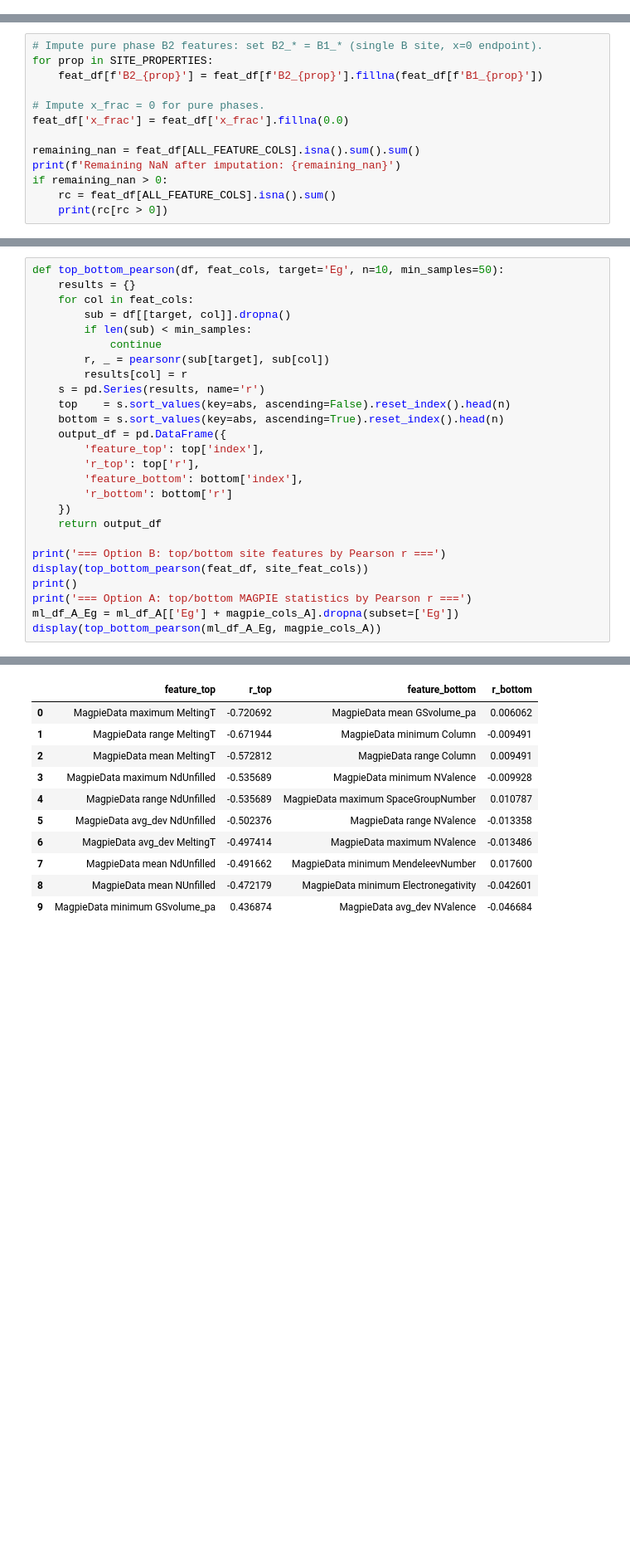
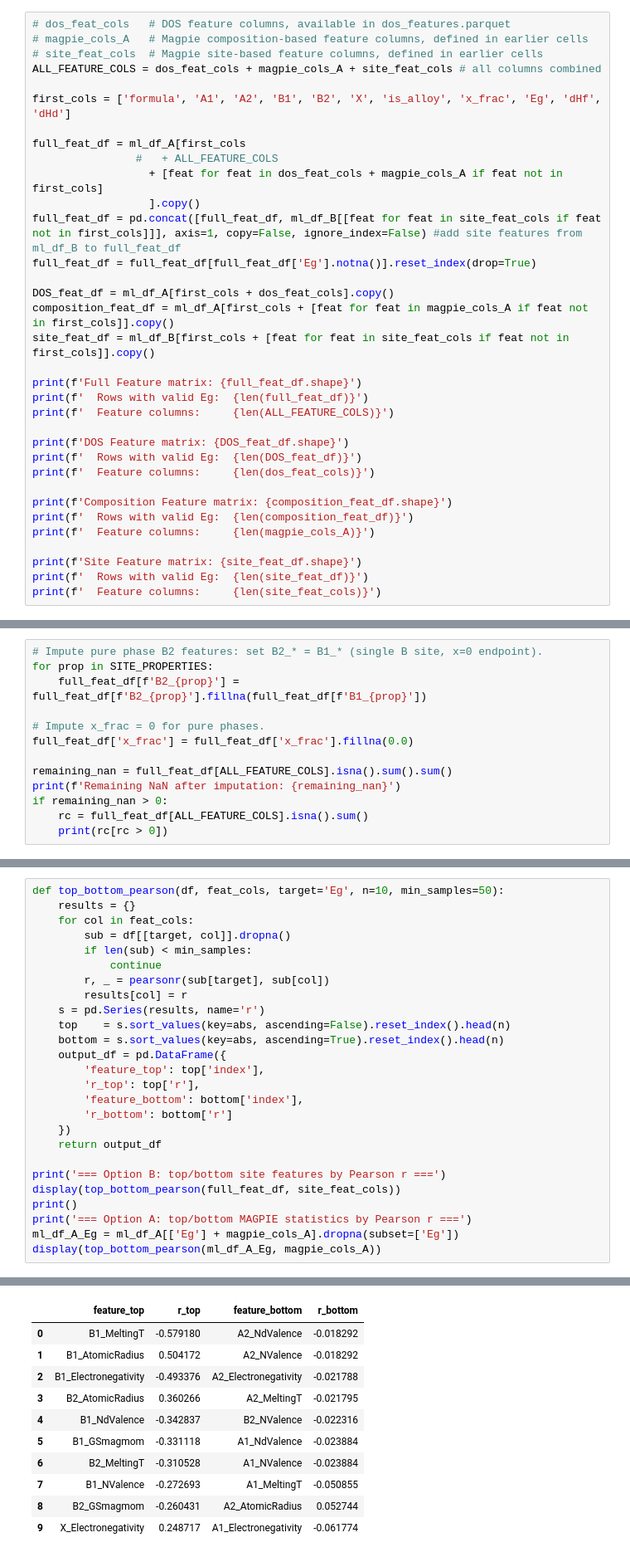
Before and after one commit to suxuen/ML_alloy_halide_perovskites, a Jupyter notebook: 3_feature_engineering.ipynb, the cells around one changed output, grey strips where cells are left out. Shown at 83% size. Cells and saved outputs as stored; diff of their text form; blank space fills up the shorter version.

```diff
--- a/3_feature_engineering.ipynb
+++ b/3_feature_engineering.ipynb
@@ -323,0 +290,34 @@ Feature matrix: (6519, 257)
+# %%
+# dos_feat_cols   # DOS feature columns, available in dos_features.parquet
+# magpie_cols_A   # Magpie composition-based feature columns, defined in earlier cells
+# site_feat_cols  # Magpie site-based feature columns, defined in earlier cells
+ALL_FEATURE_COLS = dos_feat_cols + magpie_cols_A + site_feat_cols # all columns combined
+
+first_cols = ['formula', 'A1', 'A2', 'B1', 'B2', 'X', 'is_alloy', 'x_frac', 'Eg', 'dHf', 'dHd']
+
+full_feat_df = ml_df_A[first_cols
+                #   + ALL_FEATURE_COLS
+                  + [feat for feat in dos_feat_cols + magpie_cols_A if feat not in first_cols]
+                  ].copy()
+full_feat_df = pd.concat([full_feat_df, ml_df_B[[feat for feat in site_feat_cols if feat not in first_cols]]], axis=1, copy=False, ignore_index=False) #add site features from ml_df_B to full_feat_df
+full_feat_df = full_feat_df[full_feat_df['Eg'].notna()].reset_index(drop=True)
+
+DOS_feat_df = ml_df_A[first_cols + dos_feat_cols].copy()
+composition_feat_df = ml_df_A[first_cols + [feat for feat in magpie_cols_A if feat not in first_cols]].copy()
+site_feat_df = ml_df_B[first_cols + [feat for feat in site_feat_cols if feat not in first_cols]].copy()
+
+print(f'Full Feature matrix: {full_feat_df.shape}')
+print(f'  Rows with valid Eg:  {len(full_feat_df)}')
+print(f'  Feature columns:     {len(ALL_FEATURE_COLS)}')
+
+print(f'DOS Feature matrix: {DOS_feat_df.shape}')
+print(f'  Rows with valid Eg:  {len(DOS_feat_df)}')
+print(f'  Feature columns:     {len(dos_feat_cols)}')
+
+print(f'Composition Feature matrix: {composition_feat_df.shape}')
+print(f'  Rows with valid Eg:  {len(composition_feat_df)}')
+print(f'  Feature columns:     {len(magpie_cols_A)}')
+
+print(f'Site Feature matrix: {site_feat_df.shape}')
+print(f'  Rows with valid Eg:  {len(site_feat_df)}')
+print(f'  Feature columns:     {len(site_feat_cols)}')
@@ -377,14 +390,14 @@ NaN in remaining (DOS / B1 / X features):    6519
 # %%
 # Impute pure phase B2 features: set B2_* = B1_* (single B site, x=0 endpoint).
 for prop in SITE_PROPERTIES:
-    feat_df[f'B2_{prop}'] = feat_df[f'B2_{prop}'].fillna(feat_df[f'B1_{prop}'])
+    full_feat_df[f'B2_{prop}'] = full_feat_df[f'B2_{prop}'].fillna(full_feat_df[f'B1_{prop}'])
 
 # Impute x_frac = 0 for pure phases.
-feat_df['x_frac'] = feat_df['x_frac'].fillna(0.0)
+full_feat_df['x_frac'] = full_feat_df['x_frac'].fillna(0.0)
 
-remaining_nan = feat_df[ALL_FEATURE_COLS].isna().sum().sum()
+remaining_nan = full_feat_df[ALL_FEATURE_COLS].isna().sum().sum()
 print(f'Remaining NaN after imputation: {remaining_nan}')
 if remaining_nan > 0:
-    rc = feat_df[ALL_FEATURE_COLS].isna().sum()
+    rc = full_feat_df[ALL_FEATURE_COLS].isna().sum()
     print(rc[rc > 0])
 # %% [output]
@@ -489,7 +511,7 @@ def top_bottom_pearson(df, feat_cols, target='Eg', n=10, min_samples=50):
     return output_df
 
 print('=== Option B: top/bottom site features by Pearson r ===')
-display(top_bottom_pearson(feat_df, site_feat_cols))
+display(top_bottom_pearson(full_feat_df, site_feat_cols))
 print()
 print('=== Option A: top/bottom MAGPIE statistics by Pearson r ===')
 ml_df_A_Eg = ml_df_A[['Eg'] + magpie_cols_A].dropna(subset=['Eg'])
@@ -512,11 +521,11 @@ display(top_bottom_pearson(ml_df_A_Eg, magpie_cols_A))
 |  | feature_top | r_top | feature_bottom | r_bottom |
-| 0 | MagpieData maximum MeltingT | -0.720692 | MagpieData mean GSvolume_pa | 0.006062 |
-| 1 | MagpieData range MeltingT | -0.671944 | MagpieData minimum Column | -0.009491 |
-| 2 | MagpieData mean MeltingT | -0.572812 | MagpieData range Column | 0.009491 |
-| 3 | MagpieData maximum NdUnfilled | -0.535689 | MagpieData minimum NValence | -0.009928 |
-| 4 | MagpieData range NdUnfilled | -0.535689 | MagpieData maximum SpaceGroupNumber | 0.010787 |
-| 5 | MagpieData avg_dev NdUnfilled | -0.502376 | MagpieData range NValence | -0.013358 |
-| 6 | MagpieData avg_dev MeltingT | -0.497414 | MagpieData maximum NValence | -0.013486 |
-| 7 | MagpieData mean NdUnfilled | -0.491662 | MagpieData minimum MendeleevNumber | 0.017600 |
-| 8 | MagpieData mean NUnfilled | -0.472179 | MagpieData minimum Electronegativity | -0.042601 |
-| 9 | MagpieData minimum GSvolume_pa | 0.436874 | MagpieData avg_dev NValence | -0.046684 |
+| 0 | B1_MeltingT | -0.579180 | A2_NdValence | -0.018292 |
+| 1 | B1_AtomicRadius | 0.504172 | A2_NValence | -0.018292 |
+| 2 | B1_Electronegativity | -0.493376 | A2_Electronegativity | -0.021788 |
+| 3 | B2_AtomicRadius | 0.360266 | A2_MeltingT | -0.021795 |
+| 4 | B1_NdValence | -0.342837 | B2_NValence | -0.022316 |
+| 5 | B1_GSmagmom | -0.331118 | A1_NdValence | -0.023884 |
+| 6 | B2_MeltingT | -0.310528 | A1_NValence | -0.023884 |
+| 7 | B1_NValence | -0.272693 | A1_MeltingT | -0.050855 |
+| 8 | B2_GSmagmom | -0.260431 | A2_AtomicRadius | 0.052744 |
+| 9 | X_Electronegativity | 0.248717 | A1_Electronegativity | -0.061774 |
```
Also changed, not shown: parts of 15 cells of this notebook, 13 other files.
